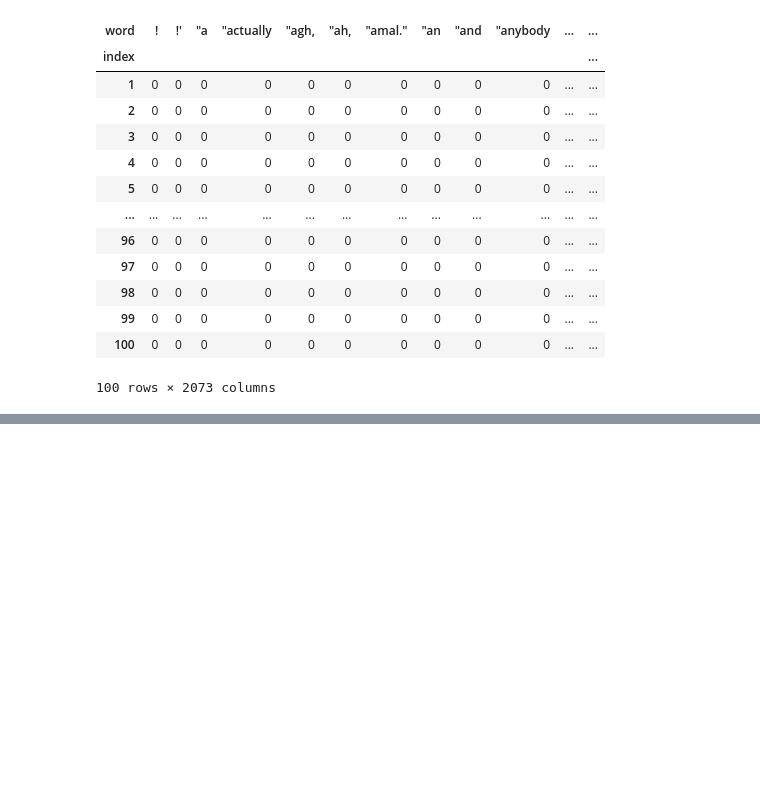
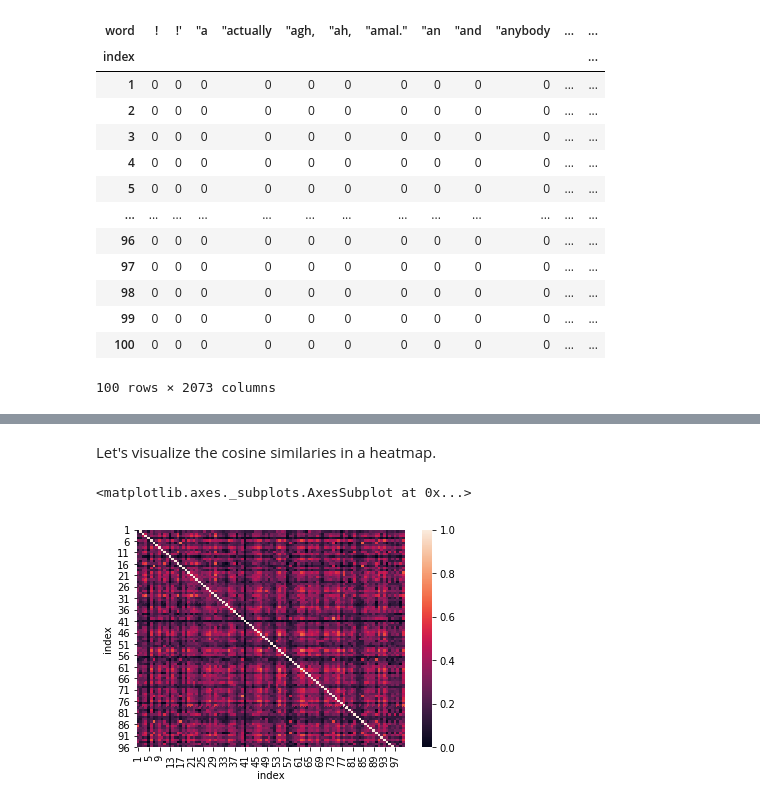
Before and after one commit to mikeasilva/CUNY-SPS, a Jupyter notebook: DATA612/Project 2.ipynb, the cells around one changed output, grey strips where cells are left out. Cells and saved outputs as stored; diff of their text form; code cells hidden in the pictures; blank space fills up the shorter version.

```diff
--- a/DATA612/Project 2.ipynb
+++ b/DATA612/Project 2.ipynb
@@ -66,28 +61,0 @@ Now that we have the joke content we will need to read in the data and process i
-# %%
-jokes = list()
-jokes_without_stop_words = list()
-
-stop_words = set(nltk.corpus.stopwords.words('english'))
-
-for n in range(1, 101):
-    joke_text = data612.read_joke(n)
-    jokes.append(joke_text)
-    sentence_without_stop_word = ""
-    for word in joke_text.split():
-        if word not in stop_words:
-            sentence_without_stop_word += word + " "
-    sentence_without_stop_word = sentence_without_stop_word.strip()
-    jokes_without_stop_words.append(sentence_without_stop_word)
-
-    """
-    sentence_without_stop_word =
-    for word in joke_text.split():#nltk.word_tokenize(joke_text):
-        if token not in stop_words:
-            token = token.lower()
-
-            # Create a token count
-            token_counts[token] = token_counts.get(token, 0) + 1
-            # Create a token joke count
-            key = (token, n)
-            tokens_and_jokes[key] = tokens_and_jokes.get(key, 0) + 1
-            """
@@ -133,0 +96,4 @@ array([[1.        , 0.10855649, 0.18184824, ..., 0.18851155, 0.18557687,
+# %%
+preprocessed_jokes = data612.preprocess_jokes(jokes, remove_contractions = True, remove_numbers = True, remove_punctuation_marks = True, lemmatize_words = True)
+term_frequency_matrix = data612.bag_of_words(preprocessed_jokes)
+term_frequency_matrix
@@ -133,0 +143,10 @@ array([[1.        , 0.10855649, 0.18184824, ..., 0.18851155, 0.18557687,
+# %%
+cosine_similarity_df = data612.cosine_similarity(term_frequency_matrix)
+normalized_cosine_similarity_df = data612.cosine_similarity(normalized_term_frequency_matrix)
+# %% [markdown]
+Let's visualize the cosine similaries in a heatmap.
+# %%
+sb.heatmap(cosine_similarity_df)
+# %% [output]
+<matplotlib.axes._subplots.AxesSubplot at 0x...>
+[figure, added]
```
Also changed, not shown: parts of 21 cells of this notebook, 1 other file.
